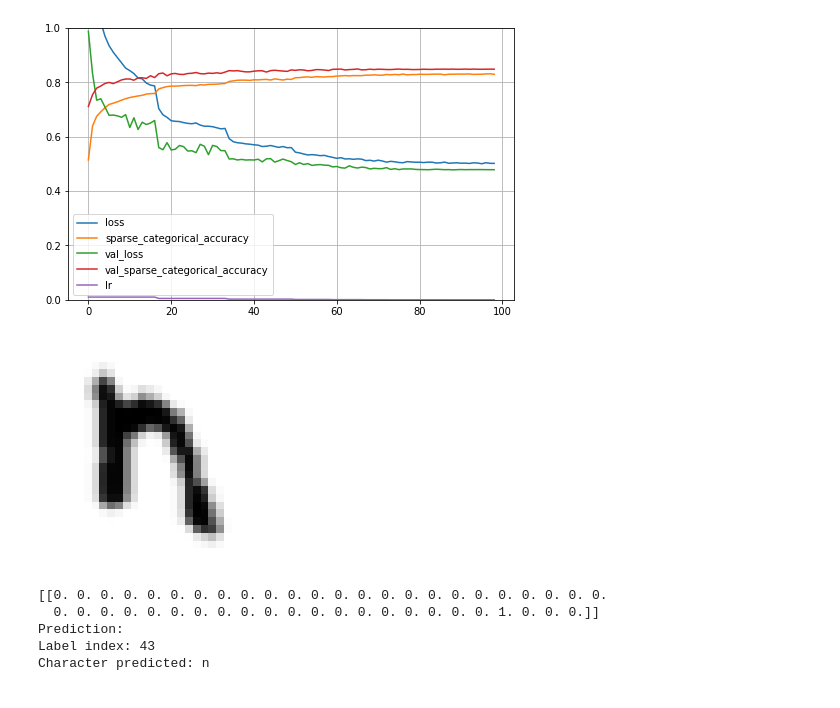
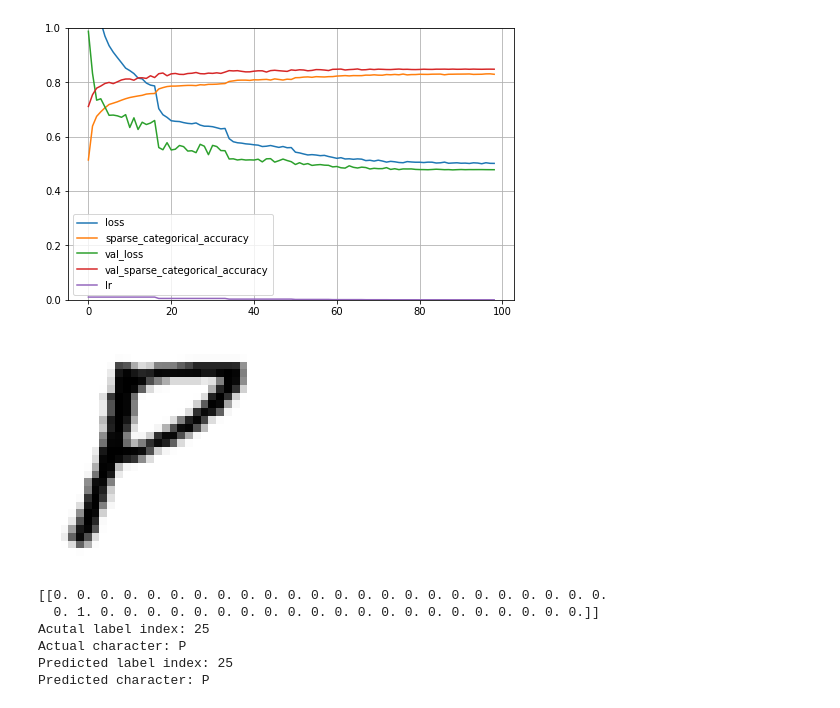
Before and after one commit to kungfu15447/EASV_ML-Exam-Project, a Jupyter notebook: balanced-classes.ipynb, the cells around one changed output. Cells and saved outputs as stored; diff of their text form; code cells hidden in the pictures.

Commit message:
with random image gets the actual label also

```diff
--- a/balanced-classes.ipynb
+++ b/balanced-classes.ipynb
@@ -36,7 +36,9 @@ y_train_unique.size
 # %%
 model = keras.models.Sequential([
     Flatten(input_shape=[784]),
-    Dense(416, activation="relu"),
+    Dense(400, activation="relu"),
+    Dense(400, activation="relu"),
+    Dense(400, activation="relu"),
     AlphaDropout(rate=0.2),
     Dense(y_train_unique.size, activation="softmax")
 ])
@@ -116,31 +118,32 @@ def show_image(image):
     plt.axis("off")
     plt.show()
 
-def get_random_image():
-    x_test = random.choice(test[:,1:])
-    x_test = x_test / 255.0
-    x_test = numpy.expand_dims(x_test, axis=0)
-    return x_test
+def get_random_image_with_label():
+    test_image = random.choice(test[:,:])
+    x, label = test_image[1:], test_image[0]
+    x = numpy.expand_dims(x, axis=0)
+    return x, label
 
 def predict_image(image):
     y_proba = model.predict(image)
     print(y_proba.round(2))
     return numpy.argmax(y_proba, axis=1)
 # %%
-image = get_random_image()
+image, label = get_random_image_with_label()
 show_image(image)
 image_class = predict_image(image)
-
-print("Prediction:")
-print("Label index:", image_class[0])
-print("Character predicted:", label_dictionary[image_class[0]])
+print("Acutal label index:", label)
+print("Actual character:", label_dictionary[label])
+print("Predicted label index:", image_class[0])
+print("Predicted character:", label_dictionary[image_class[0]])
 # %% [output]
-[figure, old version]
+[figure, new version]
 [[0. 0. 0. 0. 0. 0. 0. 0. 0. 0. 0. 0. 0. 0. 0. 0. 0. 0. 0. 0. 0. 0. 0. 0.
-  0. 0. 0. 0. 0. 0. 0. 0. 0. 0. 0. 0. 0. 0. 0. 0. 0. 0. 0. 1. 0. 0. 0.]]
-Prediction:
-Label index: 43
-Character predicted: n
+  0. 1. 0. 0. 0. 0. 0. 0. 0. 0. 0. 0. 0. 0. 0. 0. 0. 0. 0. 0. 0. 0. 0.]]
+Acutal label index: 25
+Actual character: P
+Predicted label index: 25
+Predicted character: P
 # %%
 %load_ext tensorboard
 %tensorboard --logdir=./my_logs --port=6006
```
Also changed, not shown: parts of 1 cell of this notebook.
